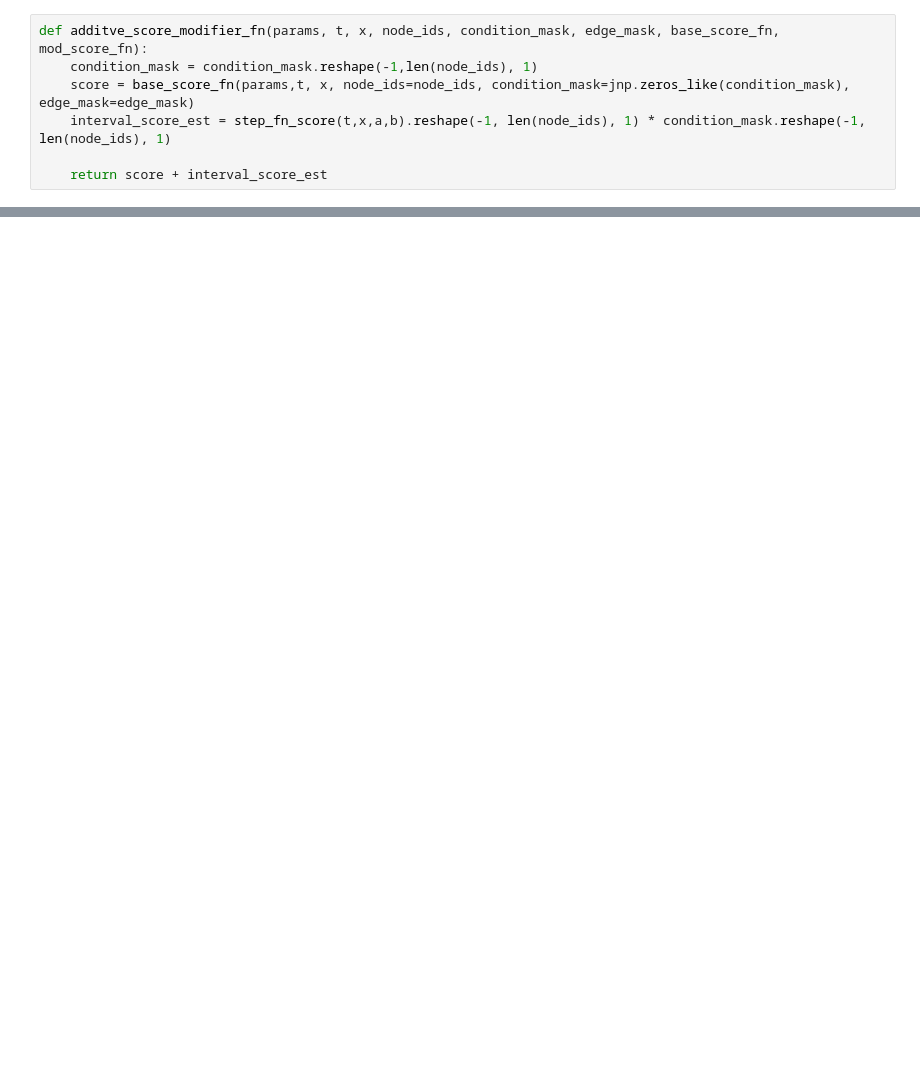
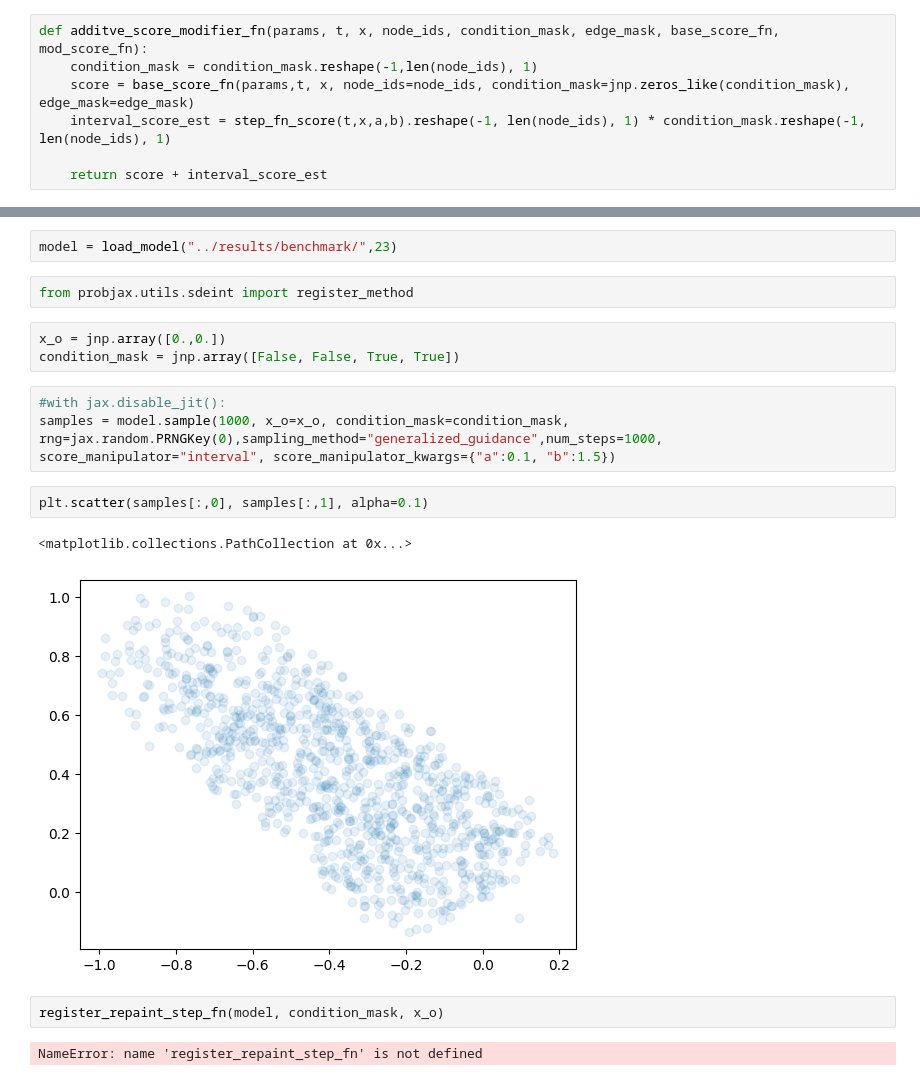
Before and after one commit to mackelab/probjax, a Jupyter notebook: scoresbibm/guidance_fn.ipynb, the cells around one changed output, grey strips where cells are left out. Saved outputs shown, nothing was run; the diff lists cells and outputs as text; blank space fills up the shorter version.

Commit message:
generalized guidance working

```diff
--- a/scoresbibm/guidance_fn.ipynb
+++ b/scoresbibm/guidance_fn.ipynb
@@ -64,0 +97,19 @@ plt.quiver(X[::5,::5],Y[::5,::5],Z[::5,::5,0],Z[::5,::5,1])
+# %%
+model = load_model("../results/benchmark/",23)
+# %%
+from probjax.utils.sdeint import register_method
+# %%
+x_o = jnp.array([0.,0.])
+condition_mask = jnp.array([False, False, True, True])
+# %%
+#with jax.disable_jit():
+samples = model.sample(1000, x_o=x_o, condition_mask=condition_mask, rng=jax.random.PRNGKey(0),sampling_method="generalized_guidance",num_steps=1000, score_manipulator="interval", score_manipulator_kwargs={"a":0.1, "b":1.5})
+# %%
+plt.scatter(samples[:,0], samples[:,1], alpha=0.1)
+# %% [output]
+<matplotlib.collections.PathCollection at 0x...>
+[figure, added]
+# %%
+register_repaint_step_fn(model, condition_mask, x_o)
+# %% [output]
+NameError: name 'register_repaint_step_fn' is not defined
```
Also changed, not shown: parts of 6 cells of this notebook, 25 other files.
